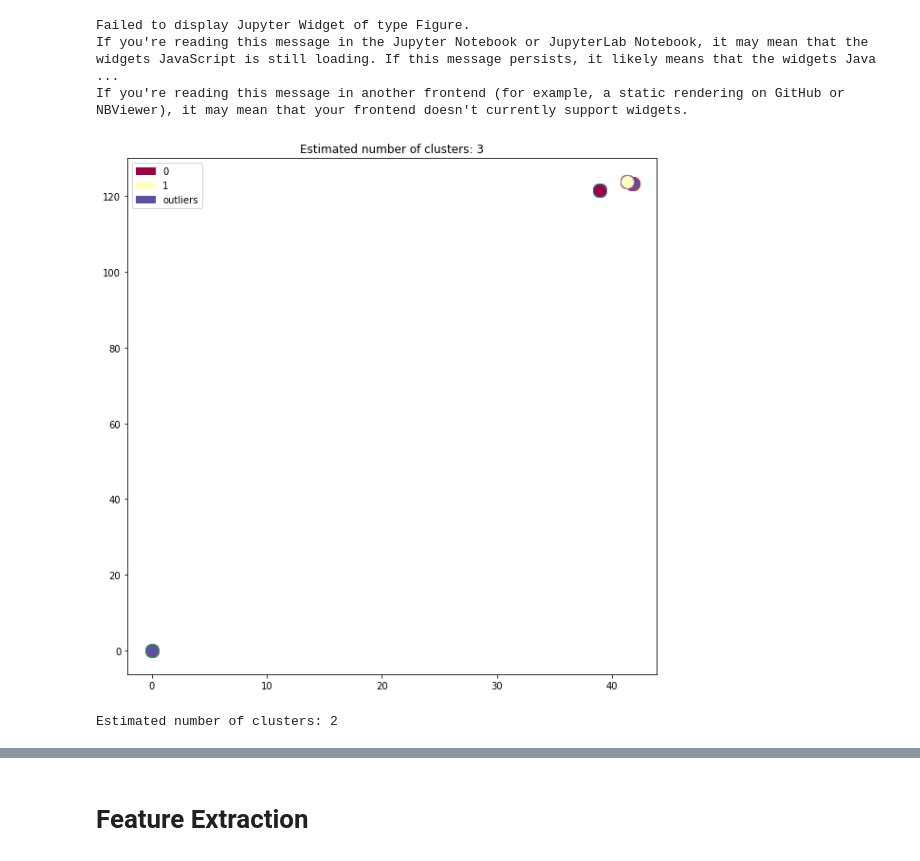
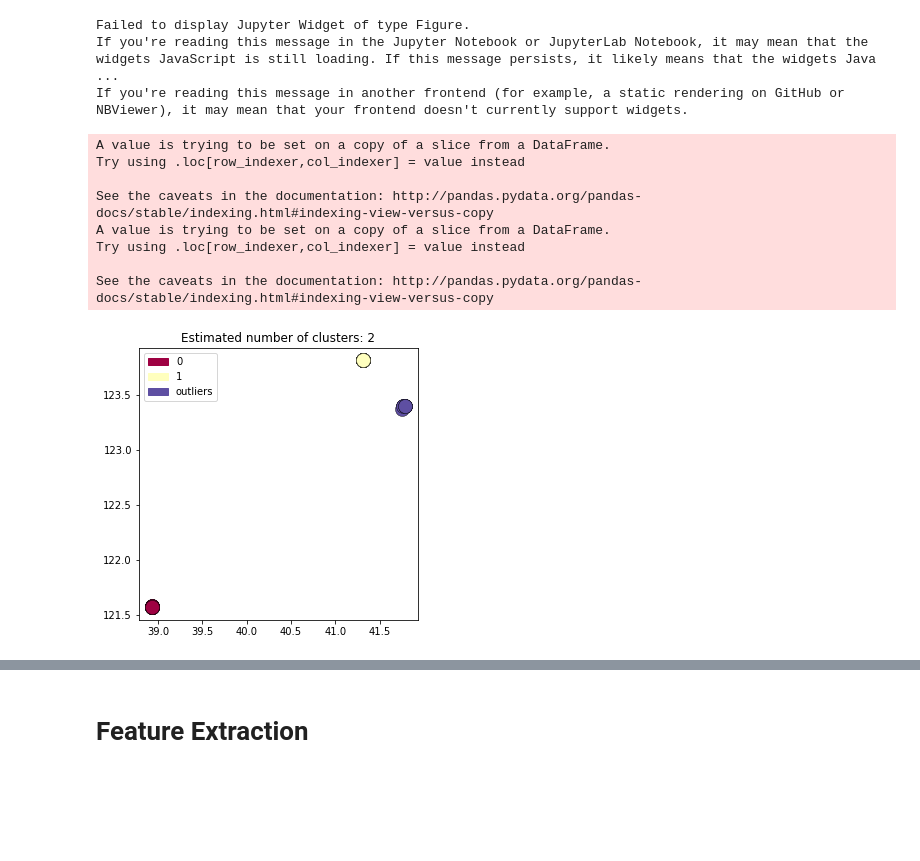
Before and after one commit to danielrotaermel/data-mining, a Jupyter notebook: VersuchMobileUsers.ipynb, the cells around one changed output, grey strips where cells are left out. Saved outputs shown, nothing was run; the diff lists cells and outputs as text; code cells hidden in the pictures; blank space fills up the shorter version.

```diff
--- a/VersuchMobileUsers.ipynb
+++ b/VersuchMobileUsers.ipynb
@@ -323,42 +323,77 @@ If you're reading this message in another frontend (for example, a static render
 # %%
 #3
 # get data
 events = pd.read_sql_query("SELECT * FROM events where device_id =" + str(device_id), conn)
 
-# Compute DBSCAN
-db = DBSCAN(eps=0.3, min_samples=10).fit(locations)
+
+# split data into two frames
+# events with no location data
+events_zero = events[events.longitude == 0.0]
+# events with location
+events_notzero = events[events.longitude != 0.0]
+
+
+# compute DBSCAN
+db = DBSCAN(eps=0.3, min_samples=10).fit(events_notzero[['longitude','latitude']])
 labels = db.labels_
 
-# Number of clusters in labels, ignoring noise if present.
+
+# assign labels to events with location data
+events_notzero['cluster'] = db.labels_
+
+# assign -2 to all events that have location data
+events_zero['cluster'] = -2
+
+
+# merge events back again
+extended_events = pd.concat([events_zero, events_notzero], ignore_index=True)
+#events_notzero.append(events_zero)
+
+# check if events still same size
+#print extended_events.size == events.size
+
+# number of clusters in labels – ignoring noise
 n_clusters_ = len(set(labels)) - (1 if -1 in labels else 0)
+#print('Estimated number of clusters: %d' % n_clusters_)
 
-# Assign color to every unique cluster
+# get unique labels
+unique_labels = set(labels)
+
+# assign color to every unique label
 colors = plt.cm.Spectral(np.linspace(0, 1, len(unique_labels)))
 
-# Create a helper function that returns the same colors for each cluster
+# color helper
 colorMap = {key: value for (key, value) in zip(unique_labels, colors)}
+#print colorMap
 def getClustomColor(label):
     if label in colorMap:
         return list(colorMap[label])
     else:
-        return 'b'
+        return 'black'
 
-# Set up patches for the legend
+# set up patches for the legend
 patches = [mpatches.Patch(color=getClustomColor(label), label=(label if label >= 0 else 'outliers')) for label in unique_labels]
 
-# Increase figure size
-plt.figure(figsize=(10, 10))
+plt.figure(figsize=(5, 5))
 
-#print getClustomColor(1)
-for index, row in locations.iterrows():
-    plt.plot(row['latitude'], row['longitude'], 'o', markerfacecolor=getClustomColor(row['cluster']), markersize=14)
+for index, row in extended_events.iterrows():
+    # print row['latitude'], row['longitude']
+    # don't plot entrys with no location data
+    if row['cluster'] != -2:
+#        print row['latitude'] == 0, row['latitude']
+        plt.plot(row['latitude'], row['longitude'], 'o', markerfacecolor=(getClustomColor(row['cluster'])), markeredgecolor='black', markeredgewidth=.4, markersize=14)
 
 plt.legend(handles=patches, loc='best', prop={'size':10})
-plt.title('Estimated number of clusters: %d' % n_clusters)
-#plt.axis([39.5,40,115.5,117])
+plt.title('Estimated number of clusters: %d' % n_clusters_)
+#plt.axis([31,32,121,122])
 plt.show()
-
-print('Estimated number of clusters: %d' % n_clusters_)
 # %% [output]
+A value is trying to be set on a copy of a slice from a DataFrame.
+Try using .loc[row_indexer,col_indexer] = value instead
+
+See the caveats in the documentation: http://pandas.pydata.org/pandas-docs/stable/indexing.html#indexing-view-versus-copy
+A value is trying to be set on a copy of a slice from a DataFrame.
+Try using .loc[row_indexer,col_indexer] = value instead
+
+See the caveats in the documentation: http://pandas.pydata.org/pandas-docs/stable/indexing.html#indexing-view-versus-copy
-[figure, old version]
+[figure, new version]
-Estimated number of clusters: 2
```
Also changed, not shown: parts of 10 cells of this notebook.
